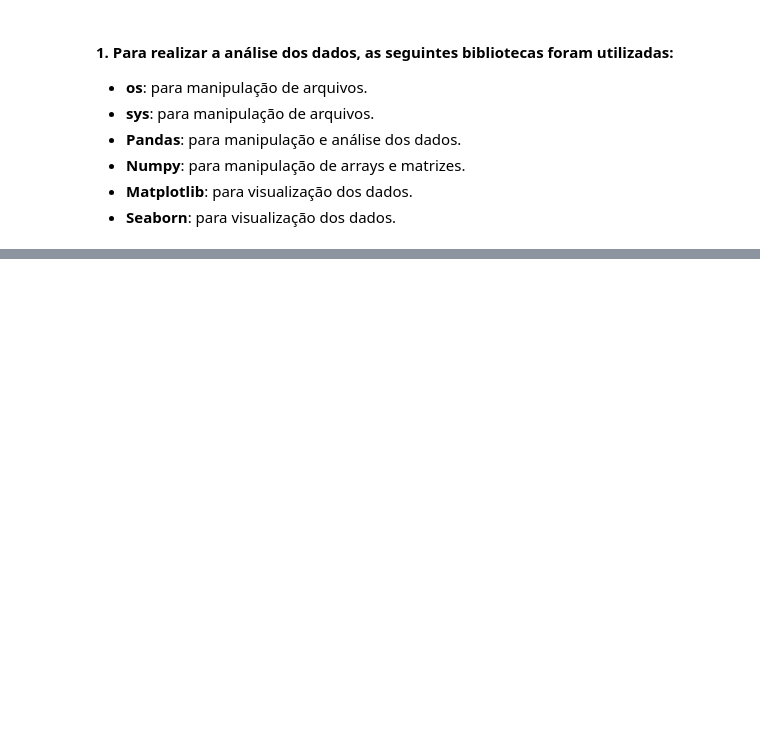
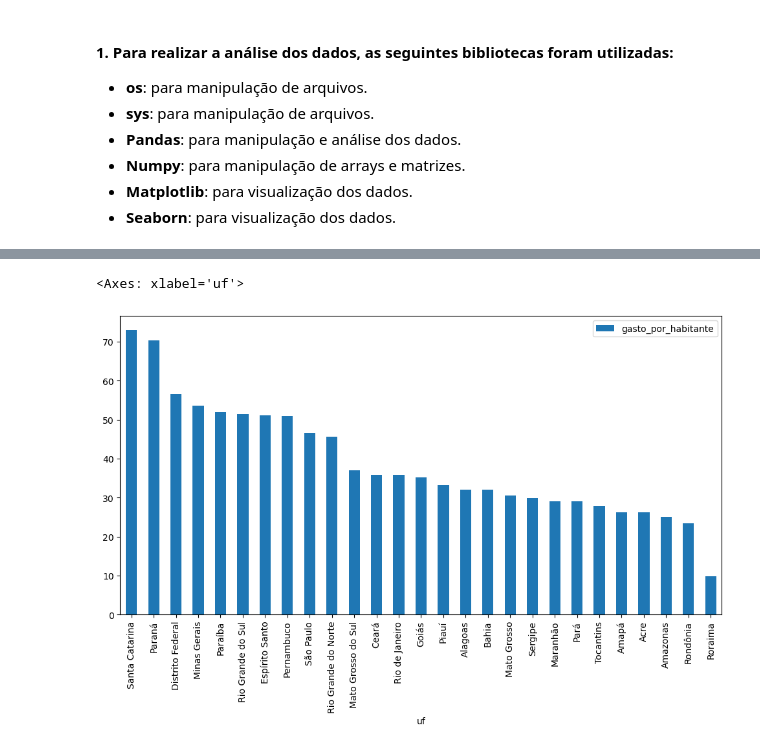
Before and after one commit to janainacazuza/Data-Analytics-FIAP-Pos-Thech, a Jupyter notebook: fase_01/notebooks/exploration/03_ibge.ipynb, the cells around one changed output, grey strips where cells are left out. Cells and saved outputs as stored; diff of their text form; code cells hidden in the pictures; blank space fills up the shorter version.

```diff
--- a/fase_01/notebooks/exploration/03_ibge.ipynb
+++ b/fase_01/notebooks/exploration/03_ibge.ipynb
@@ -31,0 +253,5 @@ from visualization import *
+# %%
+#somando os gastos de cada estado
+spending_states24['total'] = spending_states24.sum(axis=1)
+spending_states24.sort_values('total', ascending=False, inplace=True)
+spending_states24.head()
@@ -31,0 +286,3 @@ from visualization import *
+# %%
+spending_24 = spending_states24[['total']]
+spending_24.head()
@@ -31,0 +299,4 @@ from visualization import *
+# %%
+#criando o df de gastos e populacao relativos a 2024 realizando um join
+spending_pop_24 = spending_24.join(ibge_copy)
+spending_pop_24.head()
@@ -31,0 +317,3 @@ from visualization import *
+# %%
+spending_pop_24['gasto_por_habitante'] = spending_pop_24['total'] / spending_pop_24['populacao']
+spending_pop_24.head()
@@ -31,0 +328,5 @@ from visualization import *
+# %%
+spending_pop_24.plot(kind='bar', y='gasto_por_habitante', figsize=(12, 6))
+# %% [output]
+<Axes: xlabel='uf'>
+[figure, added]
```
Also changed, not shown: parts of 51 cells of this notebook, 2 other files.
